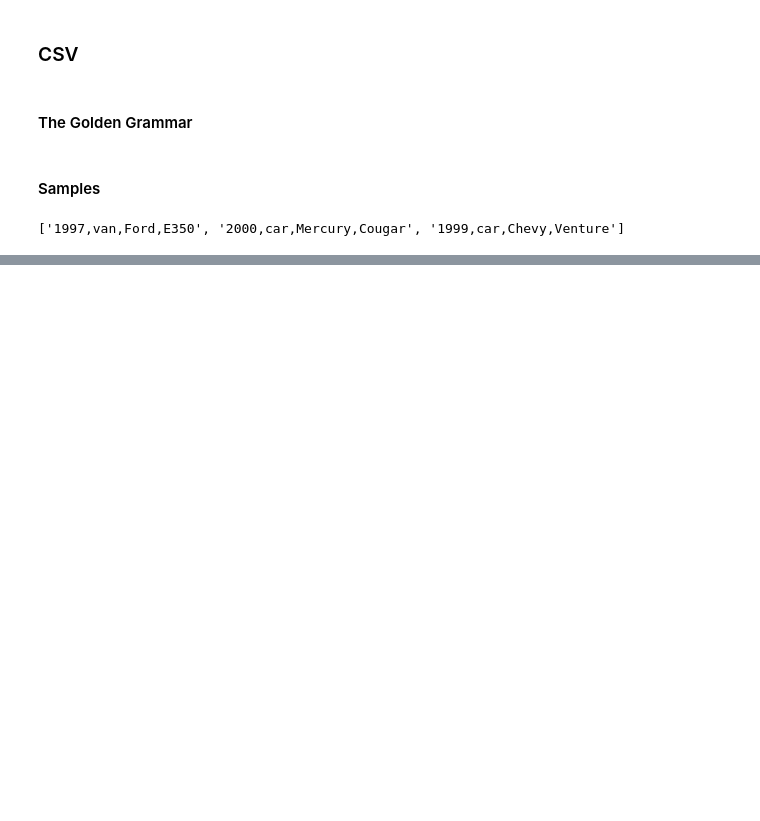
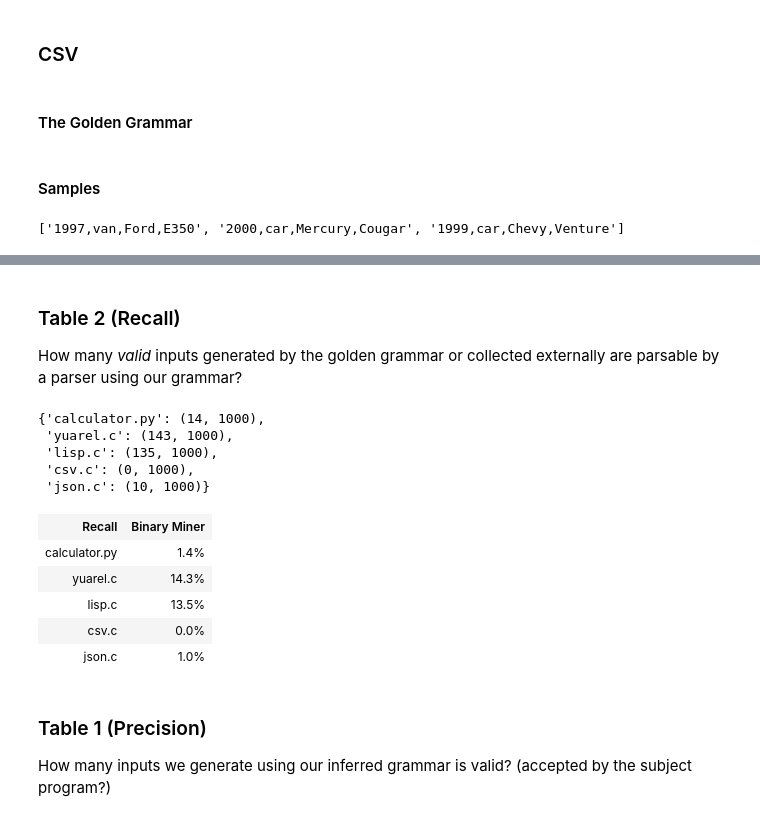
Before and after one commit to obanji/MScThesis, a Jupyter notebook: Final.ipynb, the cells around one changed output, grey strips where cells are left out. Saved outputs shown, nothing was run; the diff lists cells and outputs as text; code cells hidden in the pictures; blank space fills up the shorter version.

Commit message:
new changes to binary miner

```diff
--- a/Final.ipynb
+++ b/Final.ipynb
@@ -1692,0 +2112,8 @@ if 'csv' in CHECK:
+# %%
+duktape_grammar = binary_miner([duktape_samples[0]], 'subject/duktape/duktape.c', '-lm')
+duktape_grammar
+# %%
+if 'duktape' in CHECK:
+    result = check_recall(duktape_golden, duktape_grammar, start_symbol='<START>')
+    BMiner_r['duktape.c'] = result
+    print(result)
@@ -1692,0 +2163,36 @@ if 'csv' in CHECK:
+# %%
+def show_table(keys, autogram, title, fn):
+    keys = [k for k in keys if k in autogram and autogram[k]]
+    tbl = ['<tr>%s</tr>' % ''.join(["<th>%s</th>" % k for k in ['<b>%s</b>' % title,'Binary Miner']])]
+    for k in keys:
+        h_c = "<td>%s</td>" % k
+        a_c = "<td>%s</td>" % fn(autogram.get(k,('',0)))
+        tbl.append('<tr>%s</tr>' % ''.join([h_c, a_c]))
+    return display(HTML('<table>%s</table>' % '\n'.join(tbl)))
+# %% [markdown]
+### Table 2 (Recall)
+
+How many *valid* inputs generated by the golden grammar or collected externally are parsable by a parser using our grammar?
+# %%
+def percentage_fn(x):
+    return "%s%%" % (x[0]*100.0/x[1])
+# %%
+BMiner_r
+# %% [output]
+{'calculator.py': (14, 1000),
+ 'yuarel.c': (143, 1000),
+ 'lisp.c': (135, 1000),
+ 'csv.c': (0, 1000),
+ 'json.c': (10, 1000)}
+# %%
+show_table(BMiner_r.keys(), BMiner_r, 'Recall', fn=percentage_fn)
+# %% [output]
+| Recall | Binary Miner |
+| calculator.py | 1.4% |
+| yuarel.c | 14.3% |
+| lisp.c | 13.5% |
+| csv.c | 0.0% |
+| json.c | 1.0% |
+# %% [markdown]
+### Table 1 (Precision)
+How many inputs we generate using our inferred grammar is valid? (accepted by the subject program?)
```
Also changed, not shown: parts of 66 cells of this notebook, 9 other files.
